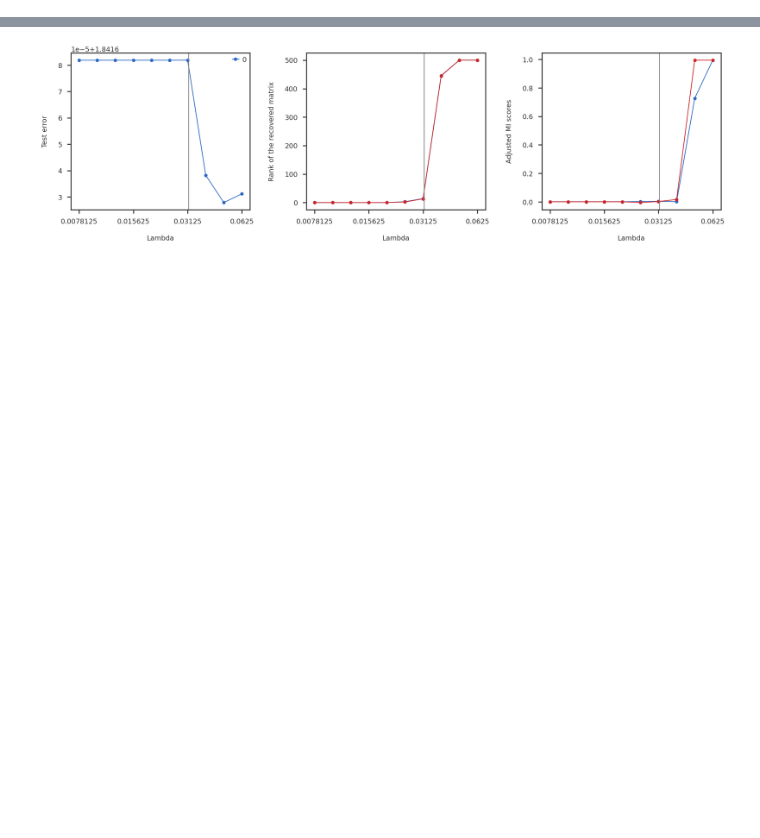
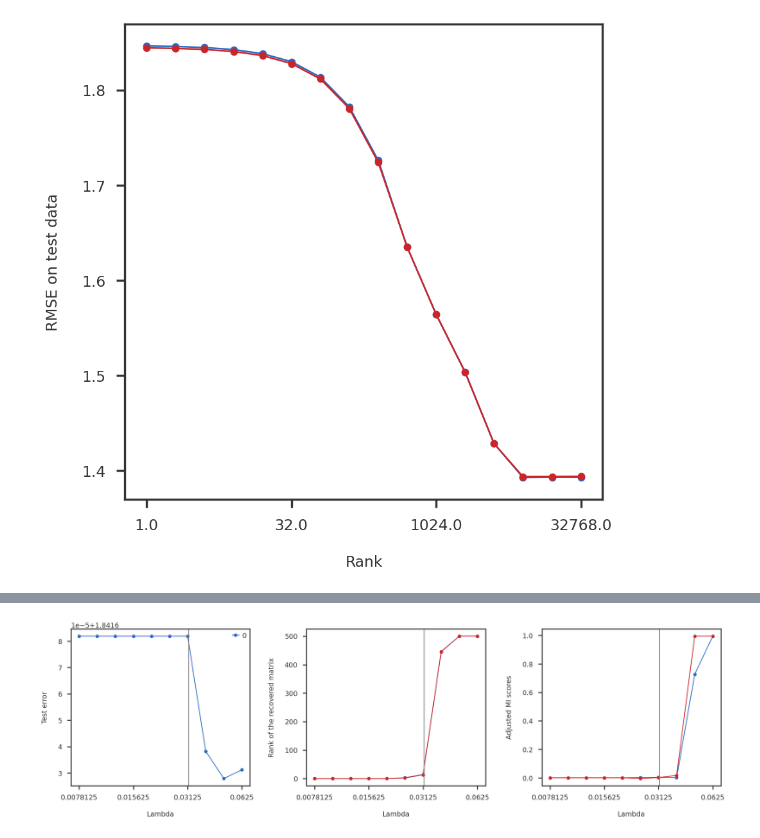
Before and after one commit to banskt/lrma-dsc, a Jupyter notebook: analysis/read_simulation.ipynb, the cells around one changed output, grey strips where cells are left out. Saved outputs shown, nothing was run; the diff lists cells and outputs as text; code cells hidden in the pictures; blank space fills up the shorter version.

```diff
--- a/analysis/read_simulation.ipynb
+++ b/analysis/read_simulation.ipynb
@@ -137,0 +148,24 @@ plt.show()
+# %%
+from nnwmf.optimize import FrankWolfe, FrankWolfe_CV
+
+def do_center_nan(X):
+    '''
+    X may contain NaN values
+    '''
+    X_mask = np.isnan(X)
+    X_cent = X - np.nanmean(X, axis = 0, keepdims = True)
+    X_cent = np.nan_to_num(X_cent, copy = True, nan = 0.0)
+    return X_cent, X_mask
+
+def class_to_dict(classname, property_list = None):
+    model = dict()
+    if property_list is None:
+        property_list = [ x for x in vars(classname).keys() if x not in ["logger_"] ]
+    for info in property_list:
+        model[info] = getattr(classname, info)
+    return model
+
+Z_cent, Z_mask  = do_center_nan(Z)
+nnmcv_sparse = FrankWolfe_CV(kfolds = 2, debug = True, model = 'nnm-sparse',)
+nnmcv_sparse.fit(Z_cent)
+rank_opt = nnmcv_sparse._optimized_rank()
@@ -137,0 +190,11 @@ plt.show()
+# %%
+fig = plt.figure()
+ax1 = fig.add_subplot(111)
+for k in range(2):
+    ax1.plot(np.log10(list(nnmcv_sparse.test_error.keys())), [x[k] for x in nnmcv_sparse.test_error.values()], 'o-')
+ax1.set_xlabel("Rank")
+ax1.set_ylabel("RMSE on test data")
+mpl_utils.set_xticks(ax1, scale = 'log10', spacing = 'log2')
+plt.show()
+# %% [output]
+[figure, added]
```
Also changed, not shown: parts of 41 cells of this notebook, 25 other files.
